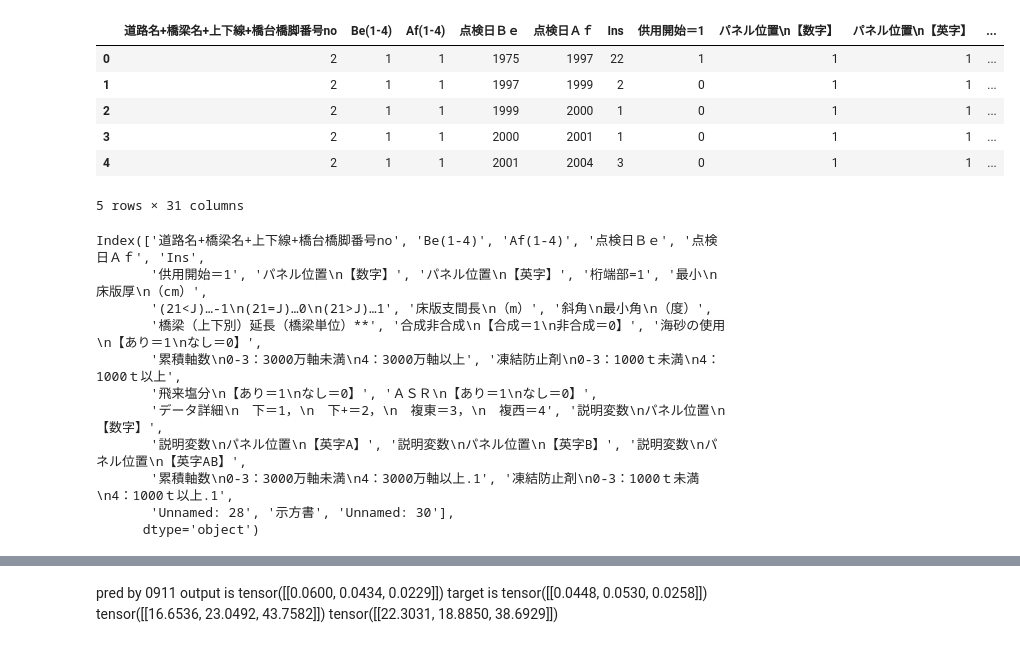
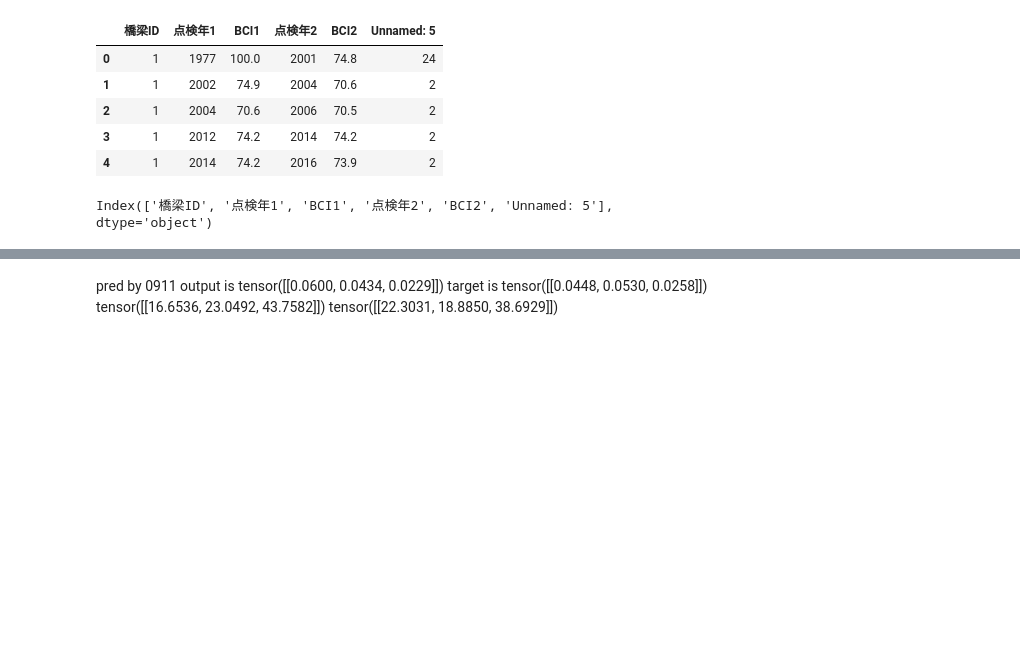
Before and after one commit to natsuki0720/CTMCxDeepSets, a Jupyter notebook: notebooks/evaluate_mixed_model_for_real_data.ipynb, the cells around one changed output, grey strips where cells are left out. Saved outputs shown, nothing was run; the diff lists cells and outputs as text; code cells hidden in the pictures; blank space fills up the shorter version.

```diff
--- a/notebooks/evaluate_mixed_model_for_real_data.ipynb
+++ b/notebooks/evaluate_mixed_model_for_real_data.ipynb
@@ -38,34 +38,23 @@ DeepSets_varSets_forDiagnel(
   (out_fc3): Linear(in_features=64, out_features=3, bias=True)
 )
 # %%
-data_name = "shoban"
+data_name = "data_DB2021"
 
 real_data_dir = f"../real_data/{data_name}.csv"
 if data_name == "RCBridge":
     df = pd.read_csv(real_data_dir, delimiter=",",header = None)
 else:
     df = pd.read_csv(real_data_dir, delimiter=",")
 display(df.head())
 print(df.columns)
 # %% [output]
-|  | 道路名+橋梁名+上下線+橋台橋脚番号no | Be(1-4) | Af(1-4) | 点検日Ｂｅ | 点検日Ａｆ | Ins | 供用開始＝1 | パネル位置\n【数字】 | パネル位置\n【英字】 | ... |
-| 0 | 2 | 1 | 1 | 1975 | 1997 | 22 | 1 | 1 | 1 | ... |
-| 1 | 2 | 1 | 1 | 1997 | 1999 | 2 | 0 | 1 | 1 | ... |
-| 2 | 2 | 1 | 1 | 1999 | 2000 | 1 | 0 | 1 | 1 | ... |
-| 3 | 2 | 1 | 1 | 2000 | 2001 | 1 | 0 | 1 | 1 | ... |
-| 4 | 2 | 1 | 1 | 2001 | 2004 | 3 | 0 | 1 | 1 | ... |
+|  | 橋梁ID | 点検年1 | BCI1 | 点検年2 | BCI2 | Unnamed: 5 |
+| 0 | 1 | 1977 | 100.0 | 2001 | 74.8 | 24 |
+| 1 | 1 | 2002 | 74.9 | 2004 | 70.6 | 2 |
+| 2 | 1 | 2004 | 70.6 | 2006 | 70.5 | 2 |
+| 3 | 1 | 2012 | 74.2 | 2014 | 74.2 | 2 |
+| 4 | 1 | 2014 | 74.2 | 2016 | 73.9 | 2 |
-5 rows × 31 columns
+Index(['橋梁ID', '点検年1', 'BCI1', '点検年2', 'BCI2', 'Unnamed: 5'], dtype='object')
-Index(['道路名+橋梁名+上下線+橋台橋脚番号no', 'Be(1-4)', 'Af(1-4)', '点検日Ｂｅ', '点検日Ａｆ', 'Ins',
-       '供用開始＝1', 'パネル位置\n【数字】', 'パネル位置\n【英字】', '桁端部=1', '最小\n床版厚\n（cm）',
-       '(21<J)…-1\n(21=J)…0\n(21>J)…1', '床版支間長\n（m）', '斜角\n最小角\n（度）',
-       '橋梁（上下別）延長（橋梁単位）**', '合成非合成\n【合成＝1\n非合成＝0】', '海砂の使用\n【あり＝1\nなし＝0】',
-       '累積軸数\n0-3：3000万軸未満\n4：3000万軸以上', '凍結防止剤\n0-3：1000ｔ未満\n4：1000ｔ以上',
-       '飛来塩分\n【あり＝1\nなし＝0】', 'ＡＳＲ\n【あり＝1\nなし＝0】',
-       'データ詳細\n　下＝1，\n　下+＝2，\n　複東＝3，\n　複西＝4', '説明変数\nパネル位置\n【数字】',
-       '説明変数\nパネル位置\n【英字A】', '説明変数\nパネル位置\n【英字B】', '説明変数\nパネル位置\n【英字AB】',
-       '累積軸数\n0-3：3000万軸未満\n4：3000万軸以上.1', '凍結防止剤\n0-3：1000ｔ未満\n4：1000ｔ以上.1',
-       'Unnamed: 28', '示方書', 'Unnamed: 30'],
-      dtype='object')
 # %%
 if data_name == "suidou":
     df = df.rename(columns={'建設時健全度（1と仮定）': "pre", '調査時健全度': "post", '経過年数': "time"})
```
Also changed, not shown: parts of 7 cells of this notebook.
